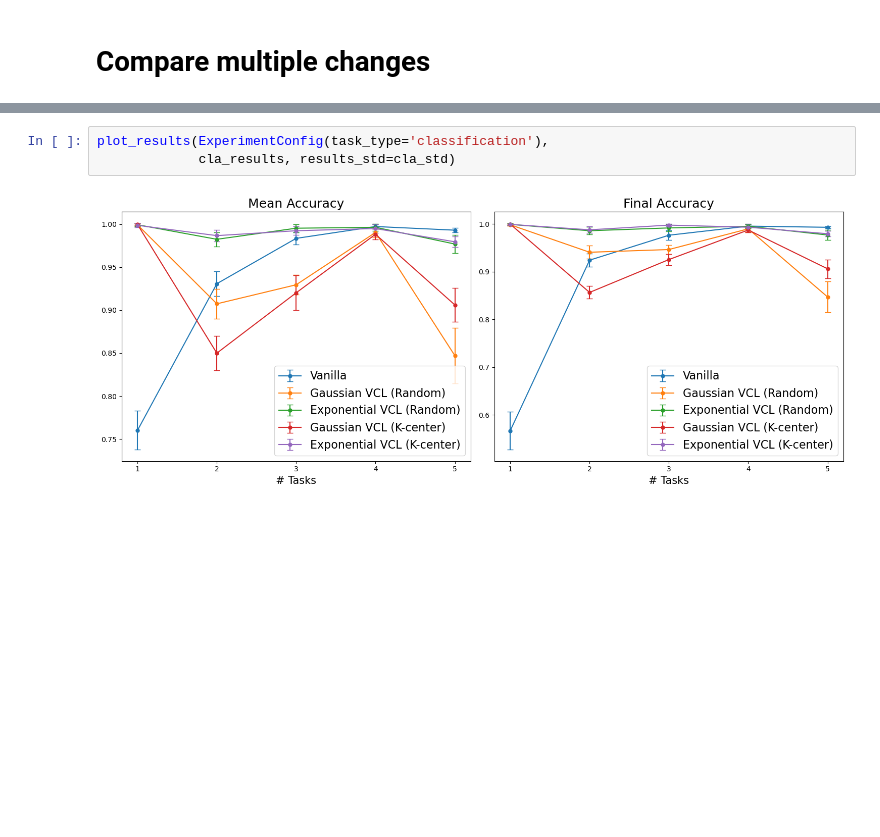
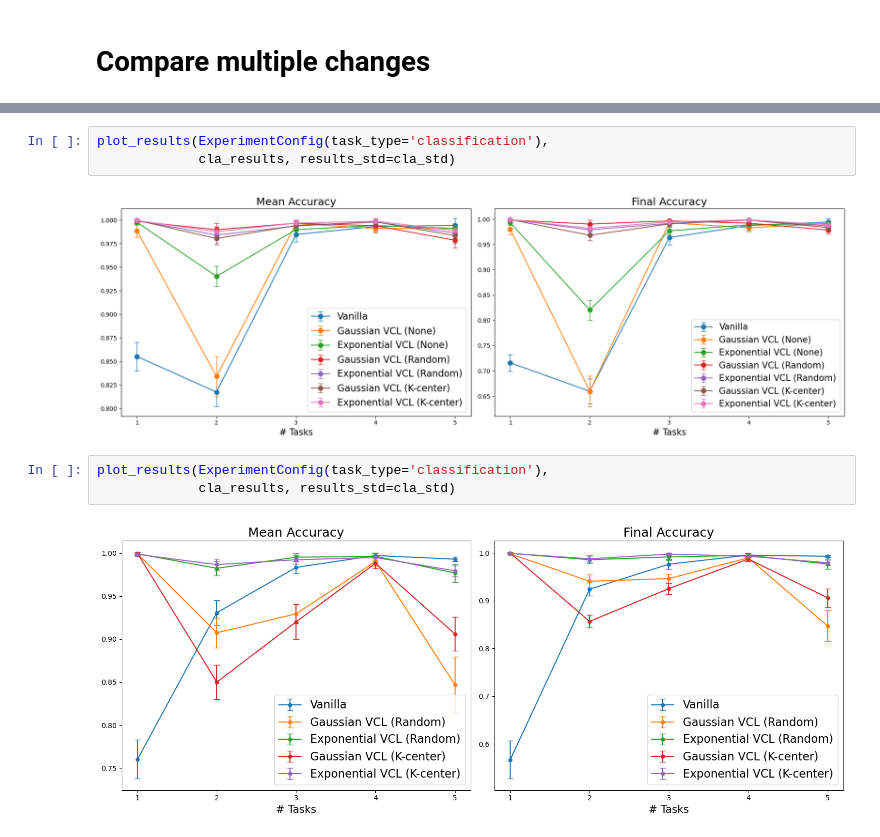
Before and after one commit to 7angel4/VCL-extensions, a Jupyter notebook: experiments.ipynb, the cells around one changed output, grey strips where cells are left out. Saved outputs shown, nothing was run; the diff lists cells and outputs as text; blank space fills up the shorter version.

```diff
--- a/experiments.ipynb
+++ b/experiments.ipynb
@@ -403,3 +429,8 @@ Task  5  Accuracy: 0.9795 ± 0.0061
+# %%
+plot_results(ExperimentConfig(task_type='classification'),
+             cla_results, results_std=cla_std)
+# %% [output]
+[figure, added]
 # %%
 plot_results(ExperimentConfig(task_type='classification'),
              cla_results, results_std=cla_std)
```
Also changed, not shown: parts of 17 cells of this notebook, 3 other files.
